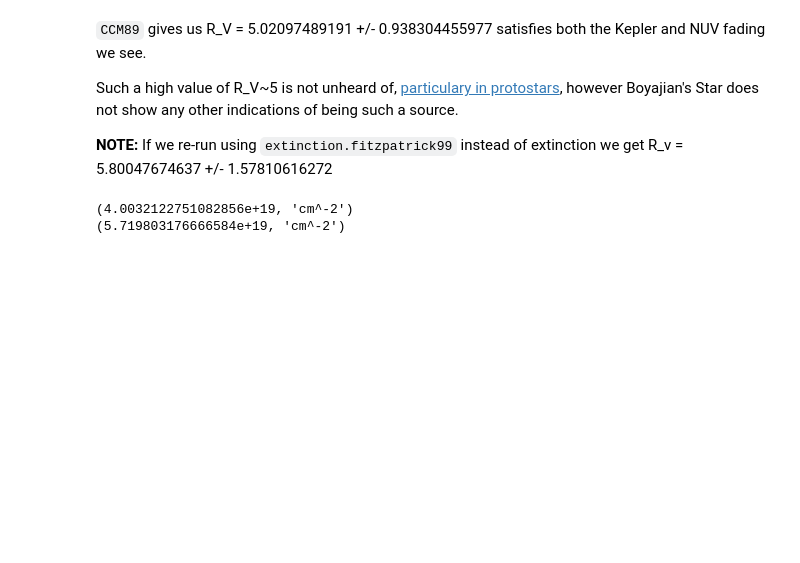
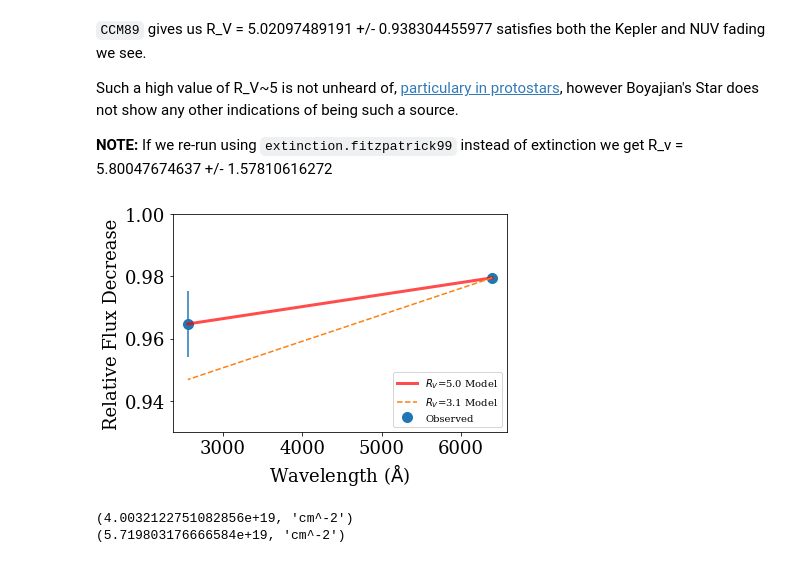
Before and after one commit to jradavenport/GALEX_Boyajian, a Jupyter notebook: explore.ipynb, the cells around one changed output. Cells and saved outputs as stored; diff of their text form; code cells hidden in the pictures; blank space fills up the shorter version.

Commit message:
update figure

```diff
--- a/explore.ipynb
+++ b/explore.ipynb
@@ -521,6 +522,21 @@ Such a high value of R_V~5 is not unheard of, [particulary in protostars](http:/
 **NOTE:**
 If we re-run using `extinction.fitzpatrick99` instead of extinction
 we get R_v = 5.80047674637 +/- 1.57810616272
+# %%
+plt.errorbar([wave_Kep, wave_NUV], [1-frac_kep, gflux[1]], yerr=[0, np.sqrt(np.sum(gerr**2))],
+             label='Observed', marker='o', linestyle='none', zorder=0, markersize=10)
+
+plt.plot([wave_Kep, wave_NUV], [1-frac_kep, gflux[1]], label=r'$R_V$=5.0 Model', c='r', lw=3, alpha=0.7,zorder=1)
+plt.plot([wave_Kep, wave_NUV], [1-frac_kep, frac_nuv], '--', label=r'$R_V$=3.1 Model',zorder=2)
+
+plt.legend(fontsize=10, loc='lower right')
+plt.xlabel(r'Wavelength ($\rm\AA$)')
+plt.ylabel('Relative Flux Decrease')
+plt.ylim(0.93,1)
+
+plt.savefig(target+'_extinction_model_2.pdf', dpi=150, bbox_inches='tight', pad_inches=0.25)
+# %% [output]
+[figure, added]
 # %%
 # how much Hydrogen would you need to cause this fading?
 # http://www.astronomy.ohio-state.edu/~pogge/Ast871/Notes/Dust.pdf
```
Also changed, not shown: parts of 3 cells of this notebook, 2 other files.
